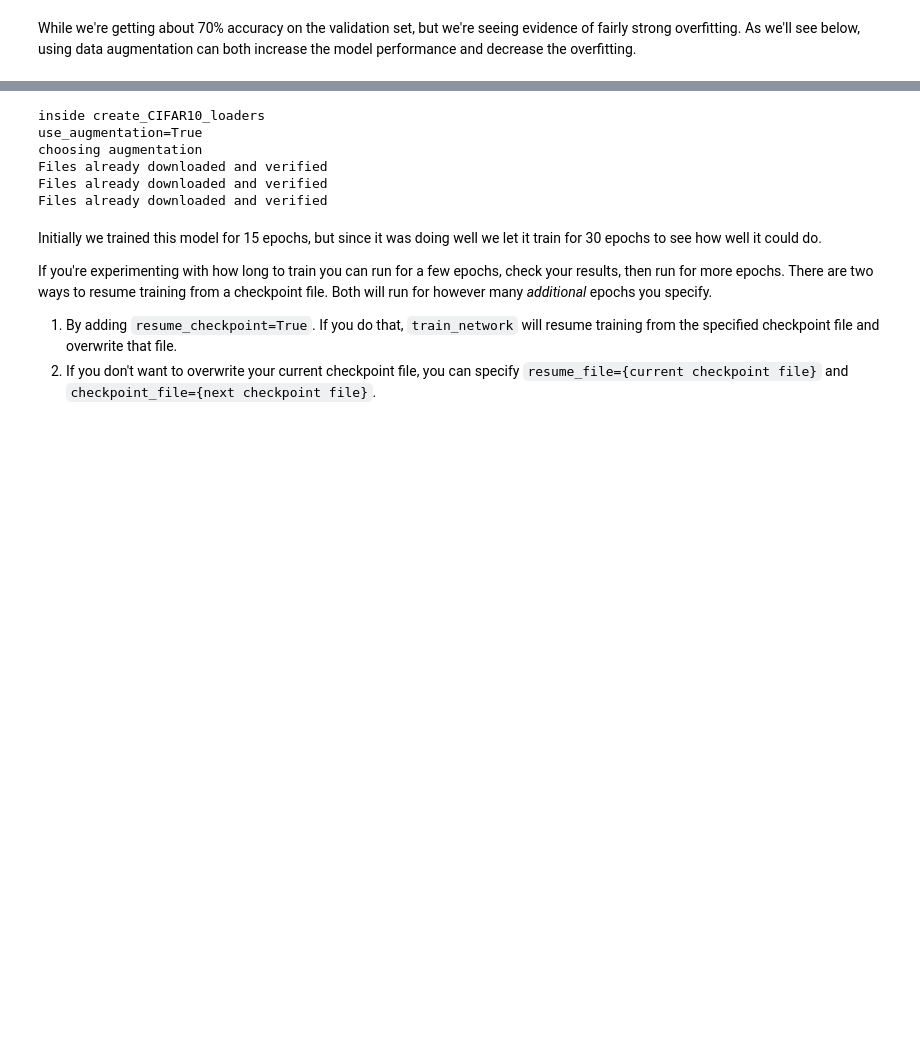
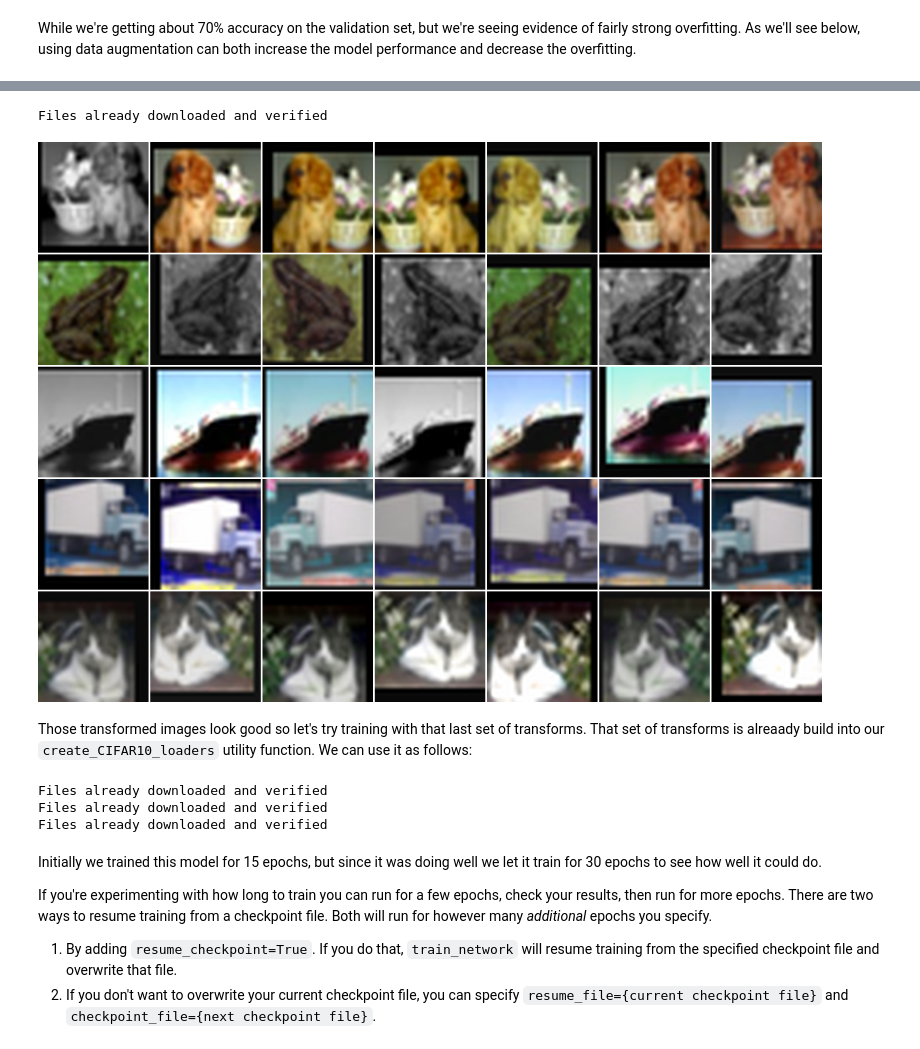
Before and after one commit to nkoranda97/DS776, a Jupyter notebook: Lesson_03_Better_Training/L03_3_Augmentation_with_CIFAR10.ipynb, the cells around one changed output, grey strips where cells are left out. Drawn from its saved outputs; the diff is of its cells as text; code cells hidden in the pictures; blank space fills up the shorter version.

```diff
--- a/Lesson_03_Better_Training/L03_3_Augmentation_with_CIFAR10.ipynb
+++ b/Lesson_03_Better_Training/L03_3_Augmentation_with_CIFAR10.ipynb
@@ -206,12 +138,30 @@ transform_train = transforms.Compose([
+# %%
+transform_train = transforms.Compose([
+    transforms.ToImage(),
+    transforms.ToDtype(torch.float32, scale=True),
+    transforms.RandomHorizontalFlip(),
+    transforms.RandomCrop(32, padding=4),
+    transforms.ColorJitter(brightness=0.2, contrast=0.2, saturation=0.2, hue=0.1),
+    transforms.RandomGrayscale(p=0.2),
+    transforms.Normalize(mean=mean, std=std),
+    transforms.ToPureTensor()
+])
+
+dataset = CIFAR10(DATA_PATH, train=True, download=True, transform=transform_train)
+# %% [output]
+Files already downloaded and verified
+# %%
+plot_transformed_images(dataset, num_images=5, num_transformed=6, img_size=(128,128),mean=mean, std=std)
+# %% [output]
+[figure, added]
+# %% [markdown]
+Those transformed images look good so let's try training with that last set of transforms.  That set of transforms is alreaady build into our `create_CIFAR10_loaders` utility function.  We can use it as follows:
 # %%
 # create loaders with augmentation
 train_loader, valid_loader, test_loader = create_CIFAR10_loaders(data_dir=DATA_PATH,
                                                                  use_augmentation=True,
-                                                                 num_workers=1)
+                                                                 num_workers=4)
 # %% [output]
-inside create_CIFAR10_loaders
-use_augmentation=True
-choosing augmentation
 Files already downloaded and verified
 Files already downloaded and verified
 Files already downloaded and verified
```
Also changed, not shown: parts of 14 cells of this notebook, 8 other files.
